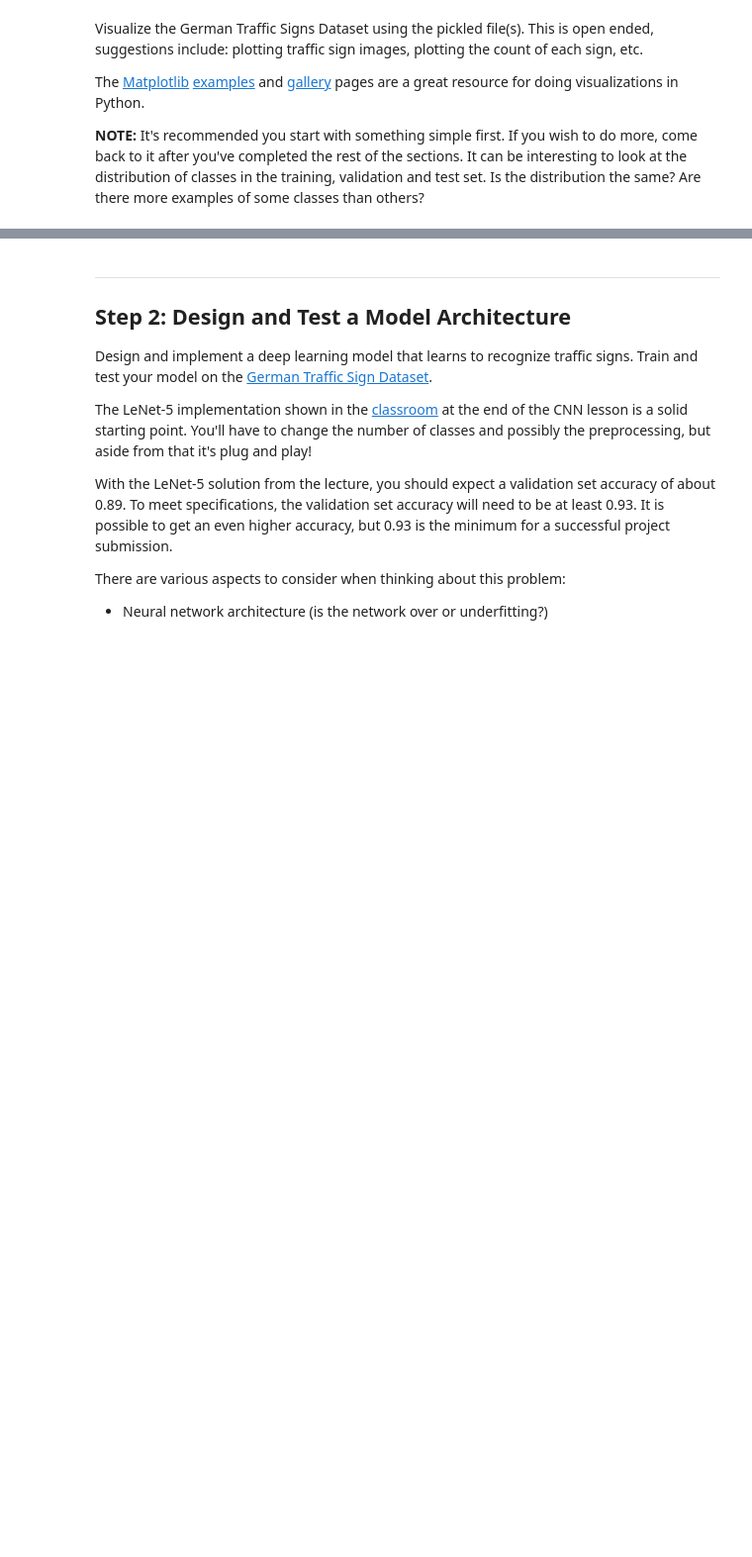
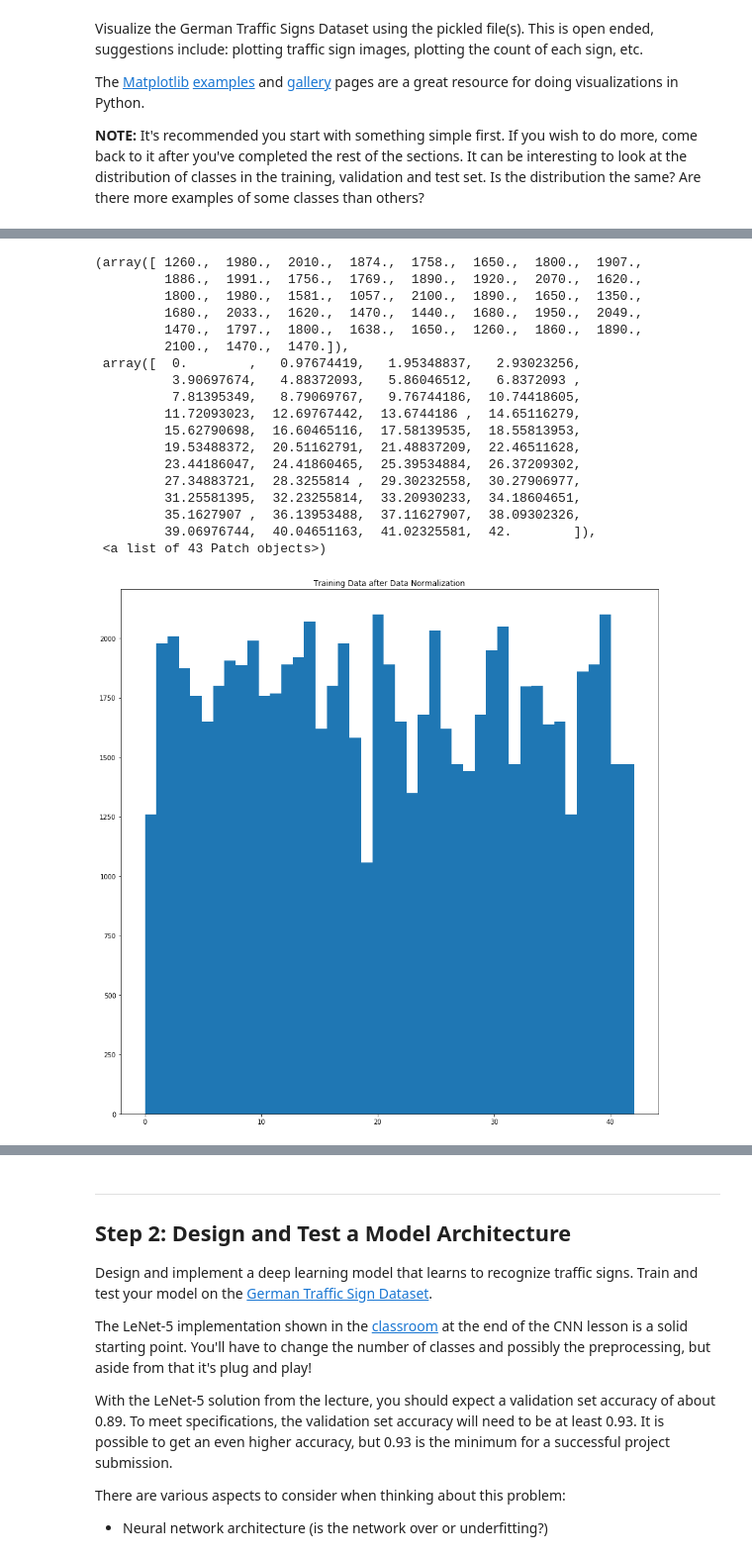
Before and after one commit to madhusudhan0212/SelfDrivingCar, a Jupyter notebook: TrafficSignClassifier-P2/Traffic_Sign_Classifier.ipynb, the cells around one changed output, grey strips where cells are left out. Shown at 99% size. Cells and saved outputs as stored; diff of their text form; code cells hidden in the pictures; blank space fills up the shorter version.

```diff
--- a/TrafficSignClassifier-P2/Traffic_Sign_Classifier.ipynb
+++ b/TrafficSignClassifier-P2/Traffic_Sign_Classifier.ipynb
@@ -205,0 +229,18 @@ print(np.array(aug_data).shape , np.array(aug_labels).shape)
+# %%
+#Remove Blank Images From Train Set
+
+def filterBlankImages(dataset,labels):
+    Images = []
+    Labels = []
+    numsamples = dataset.shape[0]
+    for i in range(numsamples):
+        if not isBlank(dataset[i]):
+            Images.append(dataset[i])
+            Labels.append(labels[i])
+    return Images,Labels
+
+X_train, y_train = filterBlankImages(X_train, y_train)
+X_train = np.array(X_train)
+y_train = np.array(y_train)
+
+print("Train Set without Blank Images ",X_train.shape[0])
@@ -205,0 +249,8 @@ print(np.array(aug_data).shape , np.array(aug_labels).shape)
+# %%
+from collections import defaultdict
+
+output_classes_freq = defaultdict(int)
+for label in y_train:
+    output_classes_freq[label] += 1
+
+print(output_classes_freq)
@@ -205,0 +305,25 @@ print(np.array(aug_data).shape , np.array(aug_labels).shape)
+# %%
+fig=plt.figure(figsize=(15,15))
+x = fig.add_subplot(111)
+x.set_title("Training Data after Data Normalization")
+x.hist(normalized_labels,bins=43)
+# %% [output]
+(array([ 1260.,  1980.,  2010.,  1874.,  1758.,  1650.,  1800.,  1907.,
+         1886.,  1991.,  1756.,  1769.,  1890.,  1920.,  2070.,  1620.,
+         1800.,  1980.,  1581.,  1057.,  2100.,  1890.,  1650.,  1350.,
+         1680.,  2033.,  1620.,  1470.,  1440.,  1680.,  1950.,  2049.,
+         1470.,  1797.,  1800.,  1638.,  1650.,  1260.,  1860.,  1890.,
+         2100.,  1470.,  1470.]),
+ array([  0.        ,   0.97674419,   1.95348837,   2.93023256,
+          3.90697674,   4.88372093,   5.86046512,   6.8372093 ,
+          7.81395349,   8.79069767,   9.76744186,  10.74418605,
+         11.72093023,  12.69767442,  13.6744186 ,  14.65116279,
+         15.62790698,  16.60465116,  17.58139535,  18.55813953,
+         19.53488372,  20.51162791,  21.48837209,  22.46511628,
+         23.44186047,  24.41860465,  25.39534884,  26.37209302,
+         27.34883721,  28.3255814 ,  29.30232558,  30.27906977,
+         31.25581395,  32.23255814,  33.20930233,  34.18604651,
+         35.1627907 ,  36.13953488,  37.11627907,  38.09302326,
+         39.06976744,  40.04651163,  41.02325581,  42.        ]),
+ <a list of 43 Patch objects>)
+[figure, added]
```
Also changed, not shown: parts of 22 cells of this notebook, 10 other files.
